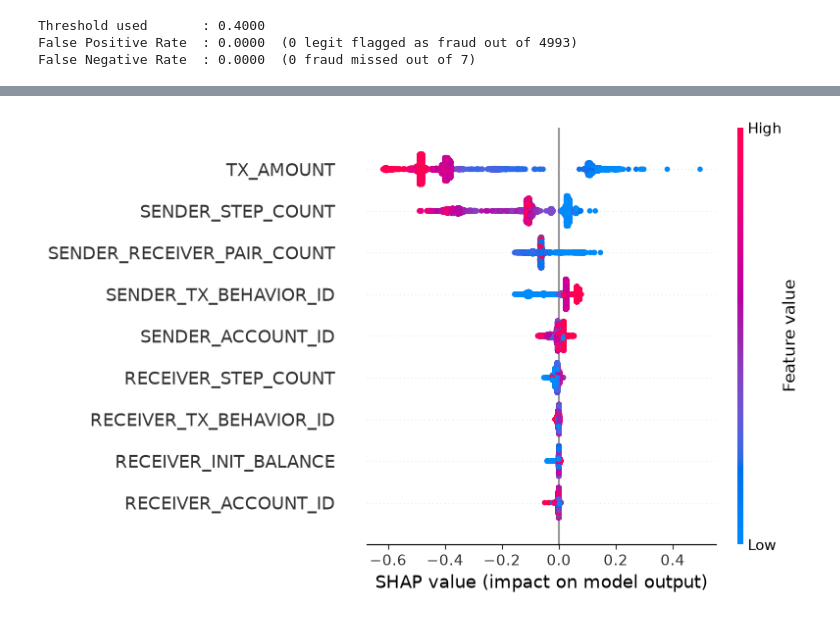
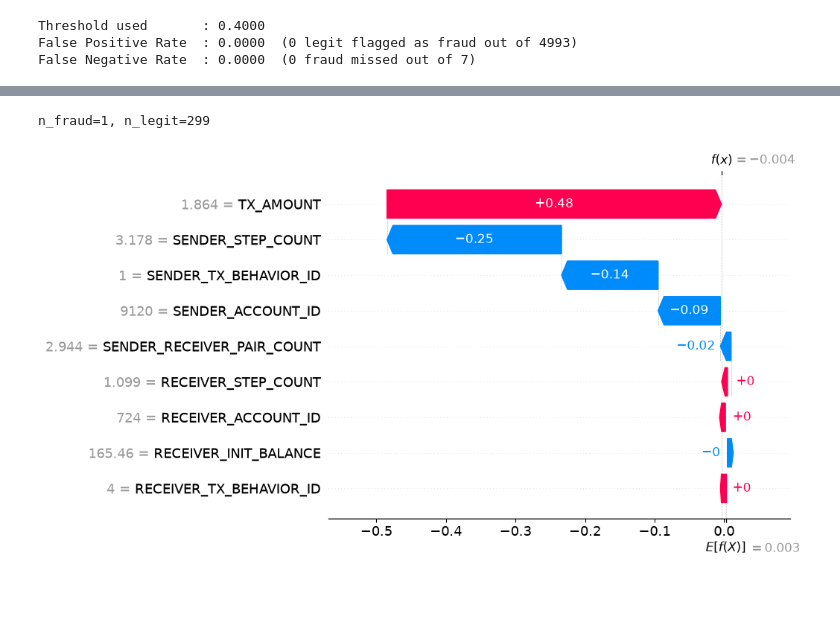
Before and after one commit to Daazee/fraud-detection-models, a Jupyter notebook: notebooks/ibm_bank_trans_06_shap_explainability.ipynb, the cells around one changed output, grey strips where cells are left out. Saved outputs shown, nothing was run; the diff lists cells and outputs as text; code cells hidden in the pictures; blank space fills up the shorter version.

Commit message:
Modify sha details to ensure base value provide a value similar to observed fraud rate

```diff
--- a/notebooks/ibm_bank_trans_06_shap_explainability.ipynb
+++ b/notebooks/ibm_bank_trans_06_shap_explainability.ipynb
@@ -89,0 +83,3 @@ shap_values_random_forest = explain_model(random_forest_model, X_shap=X_shap_500
+# %%
+# Build once - reused below for both the 5,000-sample and the two false-negative case studies
+rf_shap_explainer = build_shap_explainer(random_forest_model, X_train=X_train, y_train=y_train)
@@ -259,6 +199,25 @@ SENDER_RECEIVER_PAIR_COUNT       0.069322
-# %%
-# summary_plot plot default is same for beeswarm plot. in this case, class 1 was observed for all shap samples and features
-# new way for beeswarm plot. Not needed in this case as beeswarm plot is already generated above.
-shap.summary_plot(shap_values_random_forest[..., 1], X_shap_5000)
-# %% [output]
-[figure, removed]
+# %%
+#explaining false negatives missed by random forest model from test set using SHAP values.
+random_forest_test_set_probs = random_forest_standard_pipeline.predict_proba(X_test)[:, 1]
+
+full_test_set_comparison_df = pd.DataFrame({
+    'Predicted_Class': (random_forest_test_set_probs >= random_forest_best_threshold).astype(int),
+    'Actual_Class': y_test
+}).reset_index(drop=True)
+rf_misses = full_test_set_comparison_df[(full_test_set_comparison_df['Actual_Class'] == 1) &
+                                         (full_test_set_comparison_df['Predicted_Class'] == 0)]
+
+rf_miss_records = X_test.iloc[rf_misses.index]
+rf_miss_background_sample = X_train.sample(n=100, random_state=42)
+
+rf_miss_shap_values = explain_model(rf_shap_explainer, X_shap=rf_miss_records, check_additivity=False)
+
+# Get the SHAP predicted values (f(x)) for both classes
+rf_miss_shap_f_x_class0 = rf_miss_shap_values.base_values[:, 0] + np.sum(rf_miss_shap_values.values[:, :, 0], axis=1)
+rf_miss_shap_f_x_class1 = rf_miss_shap_values.base_values[:, 1] + np.sum(rf_miss_shap_values.values[:, :, 1], axis=1)
+# %% [output]
+n_fraud=1, n_legit=299
+# %%
+shap.plots.waterfall(rf_miss_shap_values[0, :, 1])
+# %% [output]
+[figure, added]
```
Also changed, not shown: parts of 22 cells of this notebook, 1 other file.
